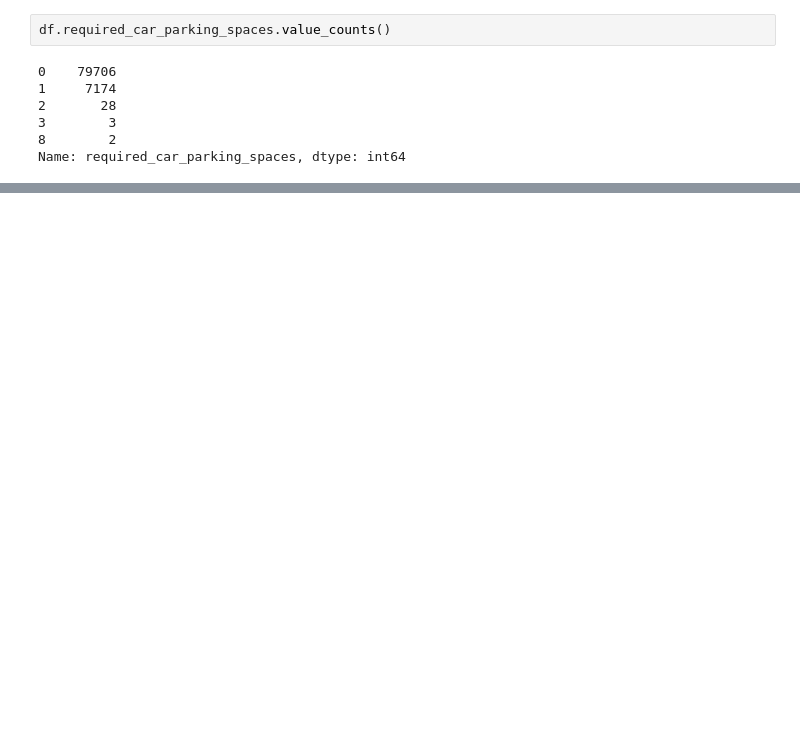
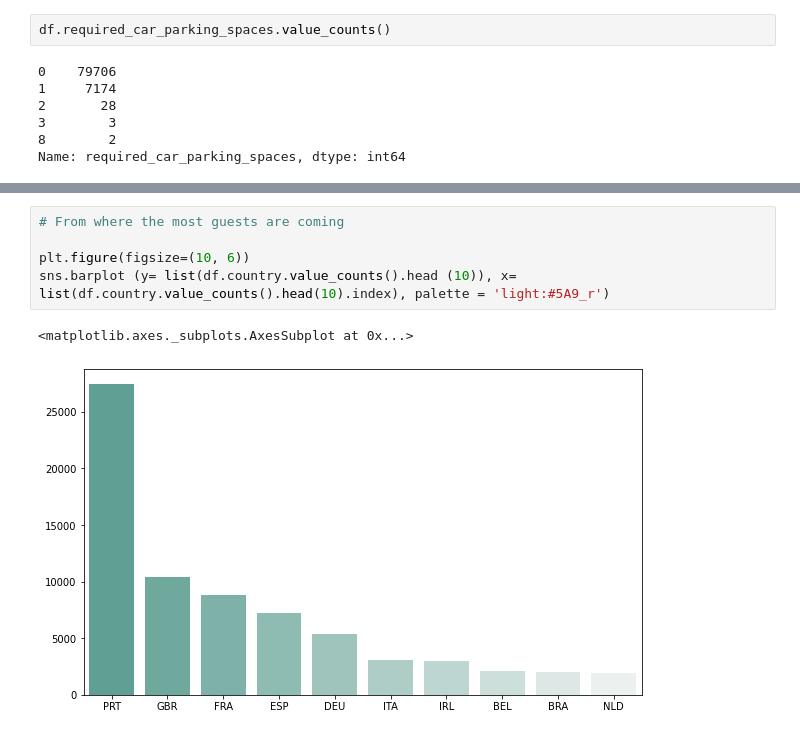
Before and after one commit to DSJibran/Hotel-Booking-EDA-Analysis, a Jupyter notebook: Hotel_Booking_Analysis.ipynb, the cells around one changed output, grey strips where cells are left out. Cells and saved outputs as stored; diff of their text form; blank space fills up the shorter version.

```diff
--- a/Hotel_Booking_Analysis.ipynb
+++ b/Hotel_Booking_Analysis.ipynb
@@ -285,0 +286,8 @@ plt.tight_layout()
+# %%
+# From where the most guests are coming
+
+plt.figure(figsize=(10, 6))
+sns.barplot (y= list(df.country.value_counts().head (10)), x= list(df.country.value_counts().head(10).index), palette = 'light:#5A9_r')
+# %% [output]
+<matplotlib.axes._subplots.AxesSubplot at 0x...>
+[figure, added]
```
Also changed, not shown: parts of 14 cells of this notebook.
